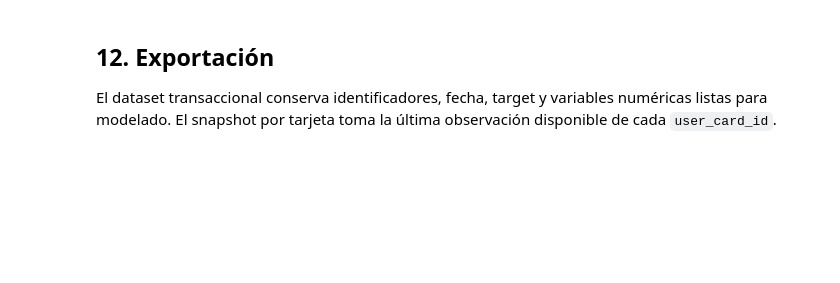
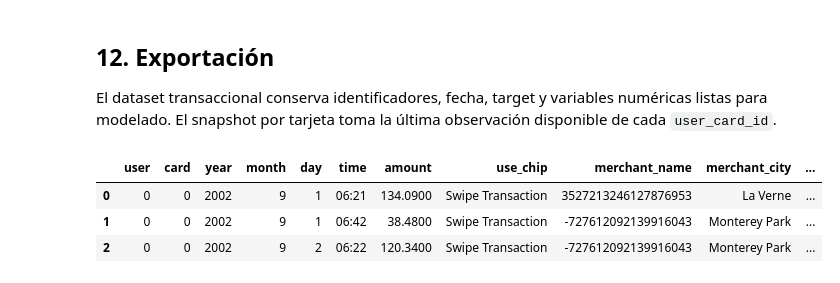
Before and after one commit to cecordobat/MSc-Thesis-Financial-Fraud-Detection-Models, a Jupyter notebook: notebooks/2_ingenieria_caracteristicas.ipynb, the cells around one changed output. Drawn from its saved outputs; the diff is of its cells as text; code cells hidden in the pictures; blank space fills up the shorter version.

```diff
--- a/notebooks/2_ingenieria_caracteristicas.ipynb
+++ b/notebooks/2_ingenieria_caracteristicas.ipynb
@@ -499,17 +529,12 @@ channel_columns = [
 ]
 
 channel_hist_cols = []
-channel_feature_data = {}
-
 for source_col, channel_name in channel_columns:
     count_col = f"uc_{channel_name}_tx_count_hist"
     rate_col = f"uc_{channel_name}_tx_rate_hist"
     first_col = f"{channel_name}_first_time_for_card_flag"
 
-    count_values = df.groupby("user_card_id")[source_col].cumsum() - df[source_col]
-    channel_feature_data[count_col] = count_values
-    channel_feature_data[rate_col] = safe_divide(count_values, df["uc_tx_count_hist"])
-    channel_feature_data[first_col] = ((df[source_col] == 1) & (count_values == 0)).astype(int)
+    df[count_col] = df.groupby("user_card_id")[source_col].cumsum() - df[source_col]
+    df[rate_col] = safe_divide(df[count_col], df["uc_tx_count_hist"])
+    df[first_col] = ((df[source_col] == 1) & (df[count_col] == 0)).astype(int)
     channel_hist_cols.extend([count_col, rate_col, first_col])
-
-df = pd.concat([df, pd.DataFrame(channel_feature_data, index=df.index)], axis=1)
@@ -649,14 +675,10 @@ rare_specs = [
     ("zip_frequency_global", "rare_zip_flag"),
 ]
 
-rare_feature_data = {
-    flag_col: (df[frequency_col] < RARE_FREQUENCY_THRESHOLD).astype(int)
-    for frequency_col, flag_col in rare_specs
-}
+for frequency_col, flag_col in rare_specs:
+    df[flag_col] = (df[frequency_col] < RARE_FREQUENCY_THRESHOLD).astype(int)
 
-df = pd.concat([df, pd.DataFrame(rare_feature_data, index=df.index)], axis=1)
-rare_cols = list(rare_feature_data.keys())
-df = df.copy()
+rare_cols = [flag_col for _, flag_col in rare_specs]
 # %% [markdown]
 ## 11. Catálogo de variables y validación final
 
@@ -730,13 +754,17 @@ len(numeric_features)
 # %%
-df[numeric_features] = (
-    df[numeric_features]
-    .replace([np.inf, -np.inf], np.nan)
-    .fillna(0)
-)
+df = clean_numeric_columns(df, numeric_features)
 
-feature_nulls = df[numeric_features].isna().sum().sort_values(ascending=False)
+feature_nulls = pd.Series({
+    col: int(df[col].isna().sum())
+    for col in numeric_features
+}).sort_values(ascending=False)
+
 non_finite_counts = pd.Series({
-    col: np.isinf(df[col].to_numpy(dtype="float64", copy=False)).sum()
+    col: (
+        int(np.isinf(df[col].to_numpy(copy=False)).sum())
+        if pd.api.types.is_float_dtype(df[col])
+        else 0
+    )
     for col in numeric_features
 }).sort_values(ascending=False)
 
@@ -800,3 +853,10 @@ if SAVE_OUTPUTS:
     print(f"Snapshot por tarjeta guardado en: {OUTPUT_USER_CARD_SNAPSHOT_PATH}")
 else:
     print("SAVE_OUTPUTS=False: no se escribieron archivos.")
+# %%
+df.head(3)
+# %% [output]
+|  | user | card | year | month | day | time | amount | use_chip | merchant_name | merchant_city | ... |
+| 0 | 0 | 0 | 2002 | 9 | 1 | 06:21 | 134.0900 | Swipe Transaction | 3527213246127876953 | La Verne | ... |
+| 1 | 0 | 0 | 2002 | 9 | 1 | 06:42 | 38.4800 | Swipe Transaction | -727612092139916043 | Monterey Park | ... |
+| 2 | 0 | 0 | 2002 | 9 | 2 | 06:22 | 120.3400 | Swipe Transaction | -727612092139916043 | Monterey Park | ... |
```
Also changed, not shown: parts of 17 cells of this notebook, 1 other file.
